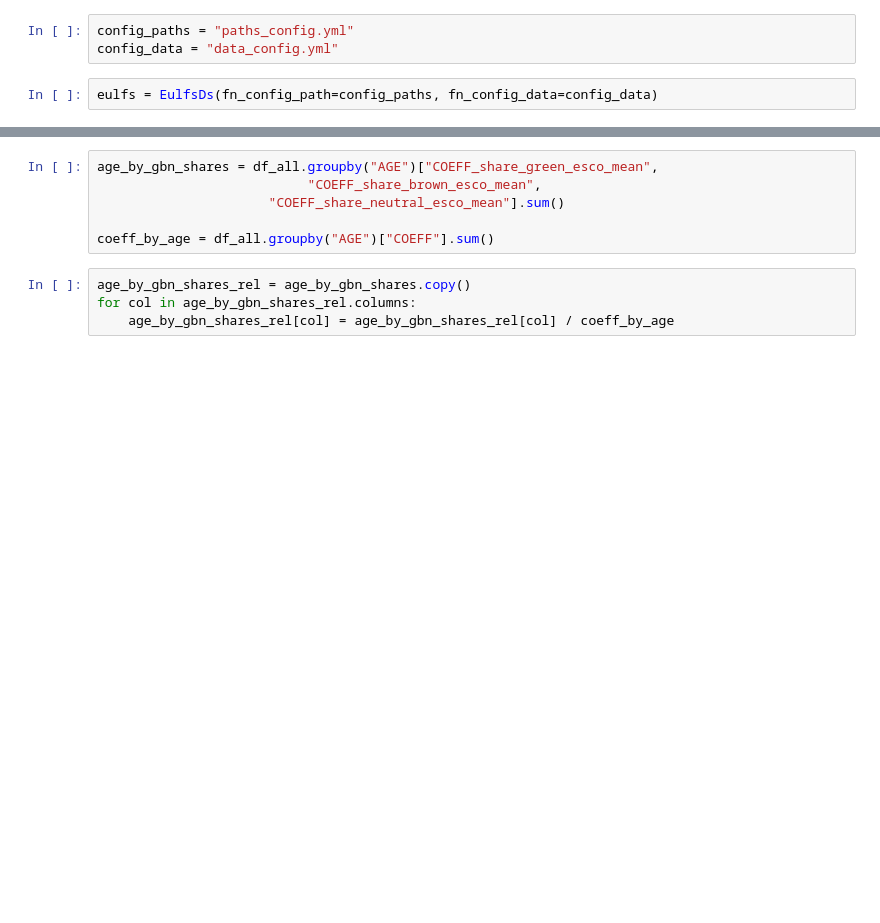
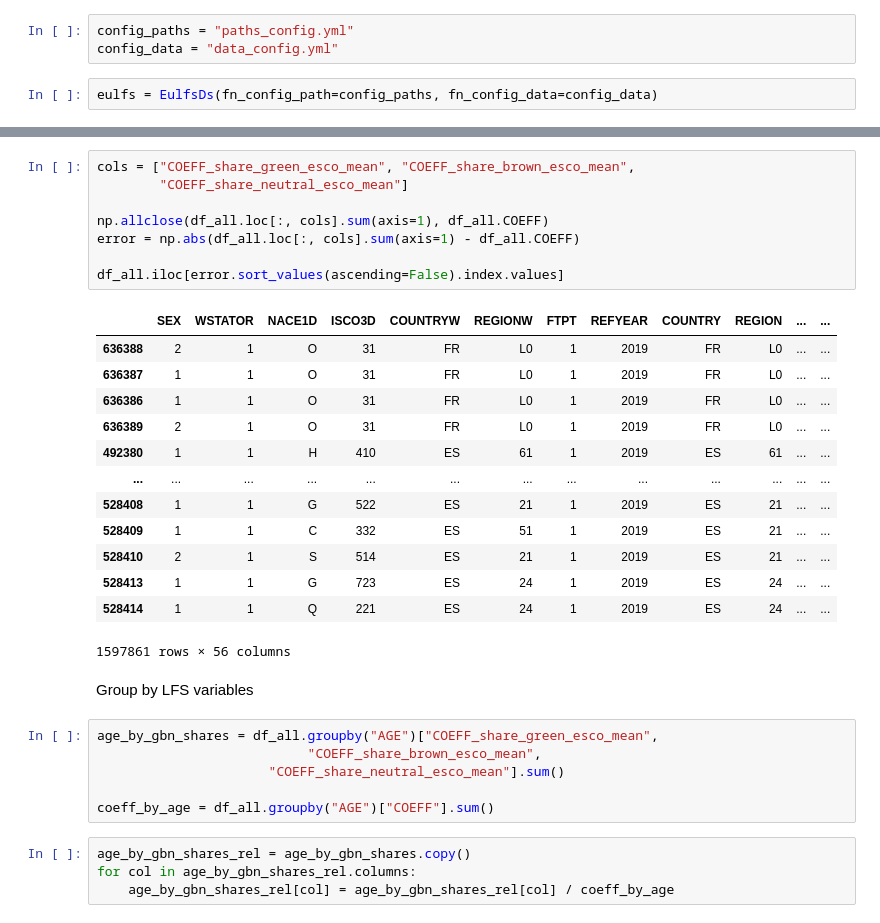
Before and after one commit to derpyninja/re4gt, a Jupyter notebook: notebooks/01-fz-data-exploration-europe.ipynb, the cells around one changed output, grey strips where cells are left out. Saved outputs shown, nothing was run; the diff lists cells and outputs as text; blank space fills up the shorter version.

```diff
--- a/notebooks/01-fz-data-exploration-europe.ipynb
+++ b/notebooks/01-fz-data-exploration-europe.ipynb
@@ -269,3 +291,27 @@ Shares by age
+# %%
+cols = ["COEFF_share_green_esco_mean", "COEFF_share_brown_esco_mean",
+        "COEFF_share_neutral_esco_mean"]
+
+np.allclose(df_all.loc[:, cols].sum(axis=1), df_all.COEFF)
+error = np.abs(df_all.loc[:, cols].sum(axis=1) - df_all.COEFF)
+
+df_all.iloc[error.sort_values(ascending=False).index.values]
+# %% [output]
+|  | SEX | WSTATOR | NACE1D | ISCO3D | COUNTRYW | REGIONW | FTPT | REFYEAR | COUNTRY | REGION | ... | ... |
+| 636388 | 2 | 1 | O | 31 | FR | L0 | 1 | 2019 | FR | L0 | ... | ... |
+| 636387 | 1 | 1 | O | 31 | FR | L0 | 1 | 2019 | FR | L0 | ... | ... |
+| 636386 | 1 | 1 | O | 31 | FR | L0 | 1 | 2019 | FR | L0 | ... | ... |
+| 636389 | 2 | 1 | O | 31 | FR | L0 | 1 | 2019 | FR | L0 | ... | ... |
+| 492380 | 1 | 1 | H | 410 | ES | 61 | 1 | 2019 | ES | 61 | ... | ... |
+| ... | ... | ... | ... | ... | ... | ... | ... | ... | ... | ... | ... | ... |
+| 528408 | 1 | 1 | G | 522 | ES | 21 | 1 | 2019 | ES | 21 | ... | ... |
+| 528409 | 1 | 1 | C | 332 | ES | 51 | 1 | 2019 | ES | 21 | ... | ... |
+| 528410 | 2 | 1 | S | 514 | ES | 21 | 1 | 2019 | ES | 21 | ... | ... |
+| 528413 | 1 | 1 | G | 723 | ES | 24 | 1 | 2019 | ES | 24 | ... | ... |
+| 528414 | 1 | 1 | Q | 221 | ES | 24 | 1 | 2019 | ES | 24 | ... | ... |
+1597861 rows × 56 columns
+# %% [markdown]
+Group by LFS variables
 # %%
 age_by_gbn_shares = df_all.groupby("AGE")["COEFF_share_green_esco_mean",
                            "COEFF_share_brown_esco_mean",
```
Also changed, not shown: parts of 37 cells of this notebook, 44 other files.
